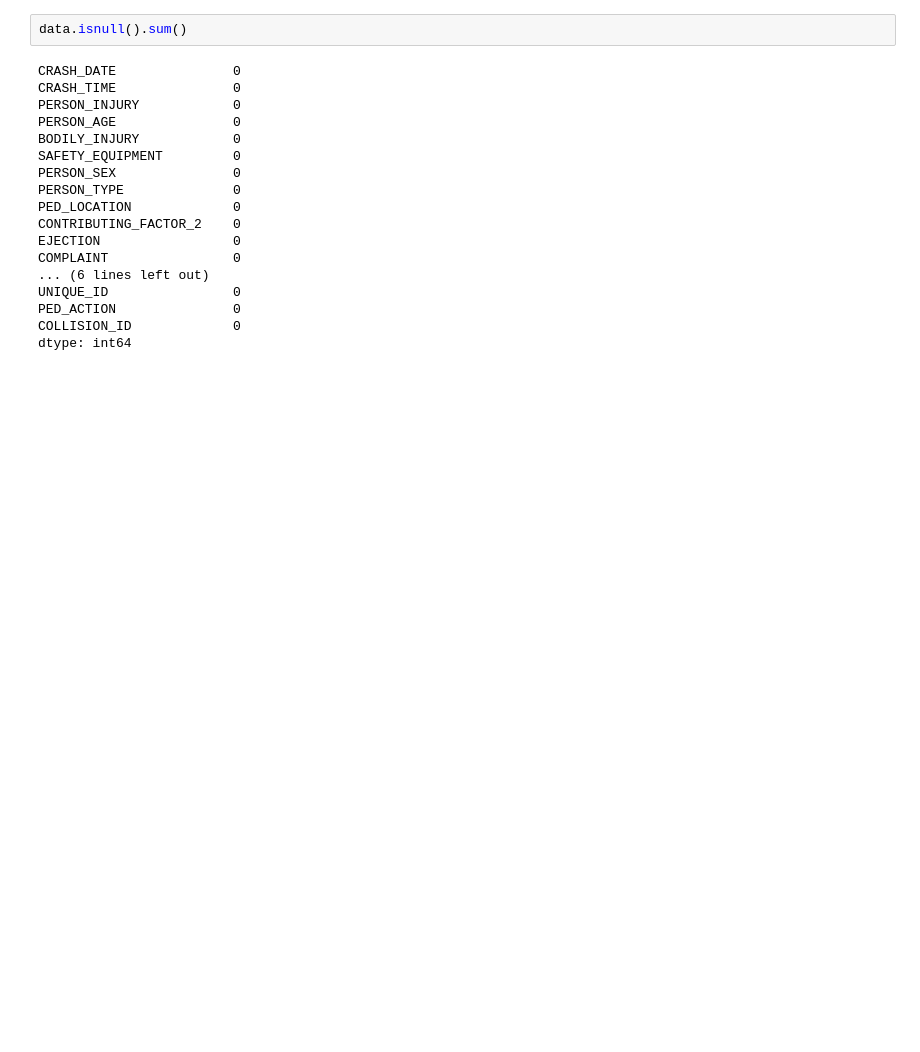
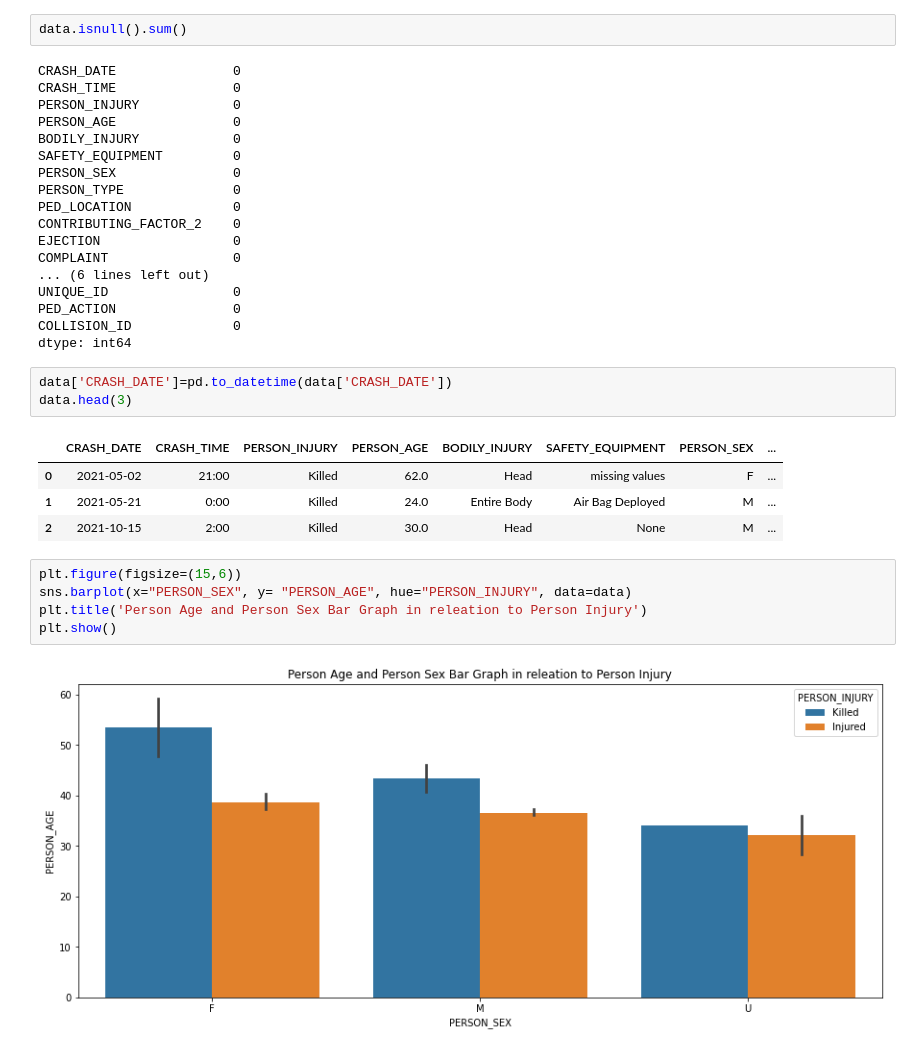
Before and after one commit to everydaycodings/Data-Science-End-To-End-Notebook-Project, a Jupyter notebook: NYC_Motor_Vehicle_Collisions_to_Person.ipynb, the cells around one changed output. Drawn from its saved outputs; the diff is of its cells as text; blank space fills up the shorter version.

```diff
--- a/NYC_Motor_Vehicle_Collisions_to_Person.ipynb
+++ b/NYC_Motor_Vehicle_Collisions_to_Person.ipynb
@@ -113,3 +122,18 @@ UNIQUE_ID                0
 PED_ACTION               0
 COLLISION_ID             0
 dtype: int64
+# %%
+data['CRASH_DATE']=pd.to_datetime(data['CRASH_DATE'])
+data.head(3)
+# %% [output]
+|  | CRASH_DATE | CRASH_TIME | PERSON_INJURY | PERSON_AGE | BODILY_INJURY | SAFETY_EQUIPMENT | PERSON_SEX | ... |
+| 0 | 2021-05-02 | 21:00 | Killed | 62.0 | Head | missing values | F | ... |
+| 1 | 2021-05-21 | 0:00 | Killed | 24.0 | Entire Body | Air Bag Deployed | M | ... |
+| 2 | 2021-10-15 | 2:00 | Killed | 30.0 | Head | None | M | ... |
+# %%
+plt.figure(figsize=(15,6))
+sns.barplot(x="PERSON_SEX", y= "PERSON_AGE", hue="PERSON_INJURY", data=data)
+plt.title('Person Age and Person Sex Bar Graph in releation to Person Injury')
+plt.show()
+# %% [output]
+[figure, added]
```
Also changed, not shown: parts of 8 cells of this notebook.
